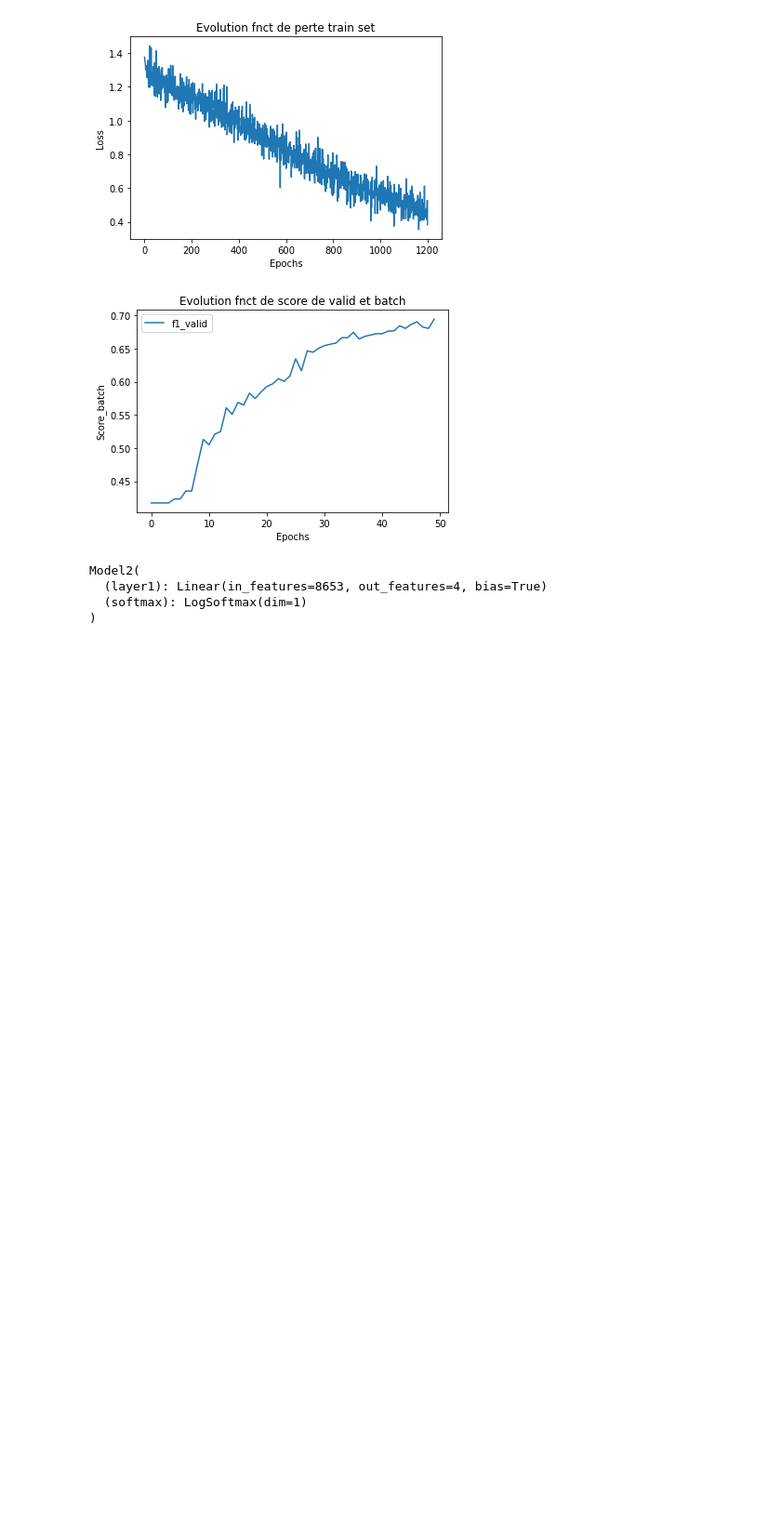
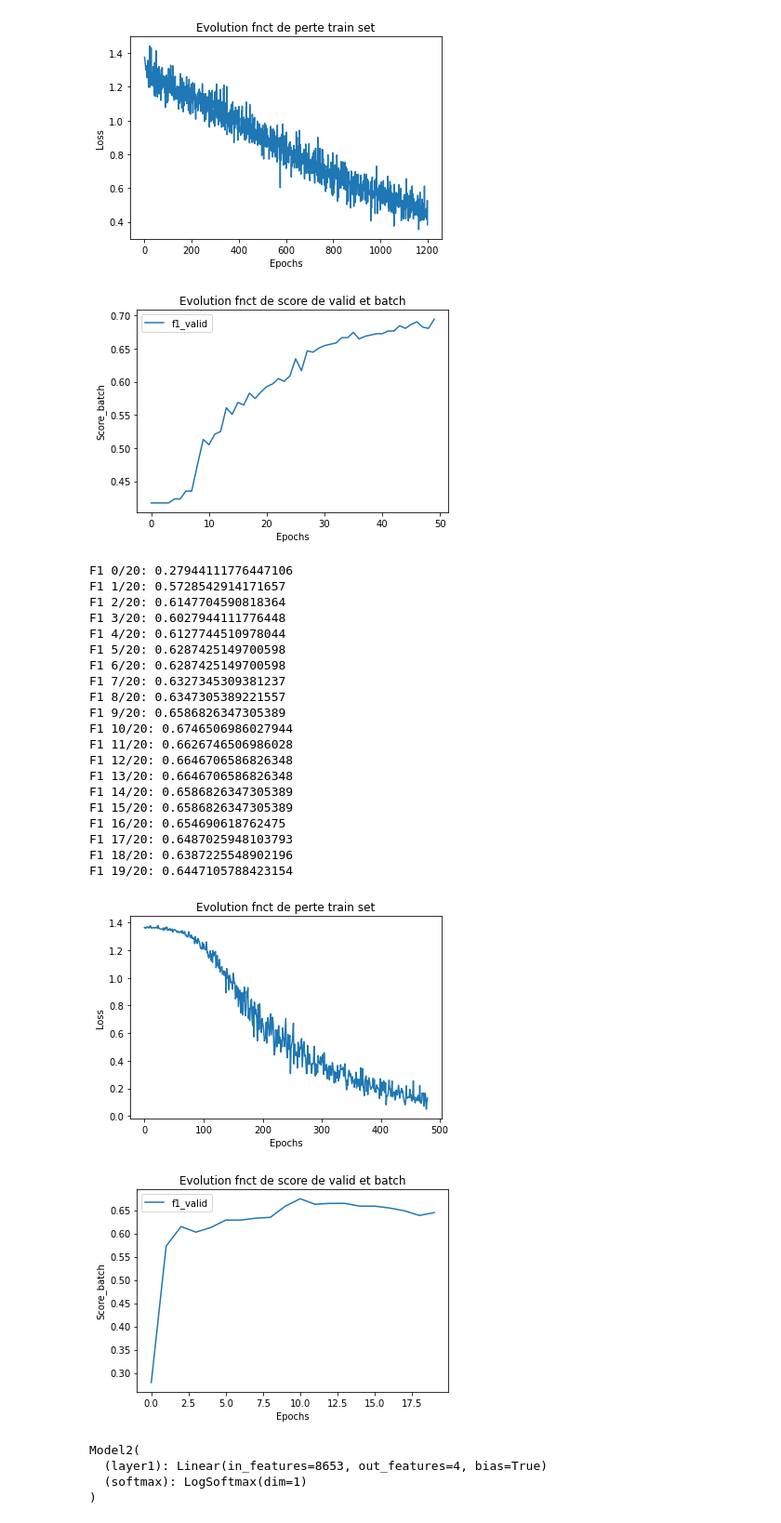
Before and after one commit to RoibLS/Projet_NLP, a Jupyter notebook: Tokenizer spacy etc.ipynb, the cells around one changed output. Shown at 93% size. Cells and saved outputs as stored; diff of their text form; code cells hidden in the pictures; blank space fills up the shorter version.

```diff
--- a/Tokenizer spacy etc.ipynb
+++ b/Tokenizer spacy etc.ipynb
@@ -379,3 +369,32 @@ row,col = train_X.shape
+# %%
+model1 = Model1(len(train_X[0]), 4)
+model2 = Model2(len(train_X[0]), 4)
+model3 = Model3(len(train_X[0]), 4)
+
+model4 = nn.Sequential(
+        nn.Linear(len(train_X[0]), 512),
+        nn.LeakyReLU(),
+        nn.Linear(512, 64),
+        nn.LeakyReLU(),
+        nn.Linear(64, 32),
+        nn.LeakyReLU(),
+        nn.Linear(32, 4),
+        nn.LogSoftmax(dim = 1),
+    )
+
+row,col = train_X.shape
+
+model5 = nn.Sequential(
+        nn.Embedding(col, 64),
+        nn.Linear(len(train_X[0]), 512),
+        nn.LeakyReLU(),
+        nn.Linear(512, 64),
+        nn.LeakyReLU(),
+        nn.Linear(64, 32),
+        nn.LeakyReLU(),
+        nn.Linear(32, 4),
+        nn.LogSoftmax(dim = 1),
+    )
 # %%
 model1, losses_train, f1_valid = train(model1, train_X, train_Y, valid_X, valid_Y, epochs=20, lr=1e-4)
 T.save(model1, PATH_MODEL1)
@@ -454,3 +473,31 @@ F1 48/50: 0.6806387225548902
 F1 49/50: 0.6946107784431138
 [figure]
 [figure]
+# %%
+model4, losses_train, f1_valid = train(model4,train_X, train_Y, valid_X, valid_Y, epochs=20, lr=1e-4)
+#T.save(model4, PATH_MODEL2)
+
+affiche(losses_train, f1_valid)
+# %% [output]
+F1 0/20: 0.27944111776447106
+F1 1/20: 0.5728542914171657
+F1 2/20: 0.6147704590818364
+F1 3/20: 0.6027944111776448
+F1 4/20: 0.6127744510978044
+F1 5/20: 0.6287425149700598
+F1 6/20: 0.6287425149700598
+F1 7/20: 0.6327345309381237
+F1 8/20: 0.6347305389221557
+F1 9/20: 0.6586826347305389
+F1 10/20: 0.6746506986027944
+F1 11/20: 0.6626746506986028
+F1 12/20: 0.6646706586826348
+F1 13/20: 0.6646706586826348
+F1 14/20: 0.6586826347305389
+F1 15/20: 0.6586826347305389
+F1 16/20: 0.654690618762475
+F1 17/20: 0.6487025948103793
+F1 18/20: 0.6387225548902196
+F1 19/20: 0.6447105788423154
+[figure, added]
+[figure, added]
```
Also changed, not shown: parts of 6 cells of this notebook.
